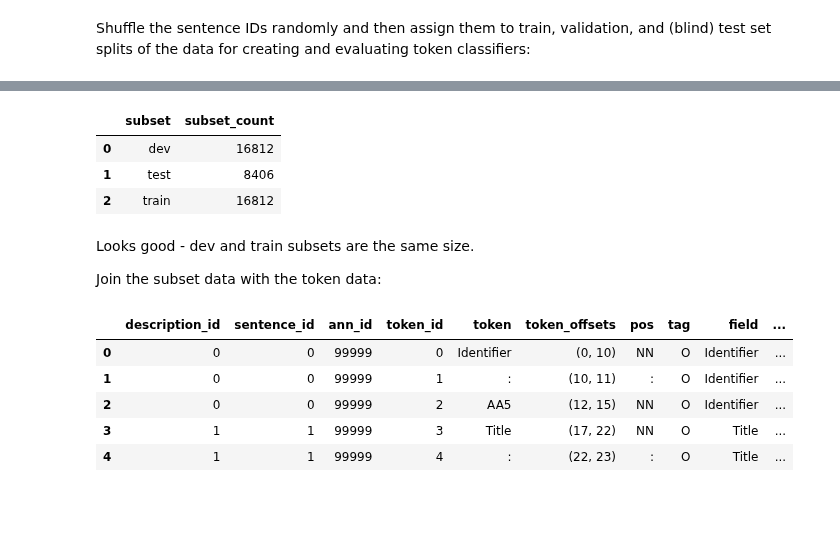
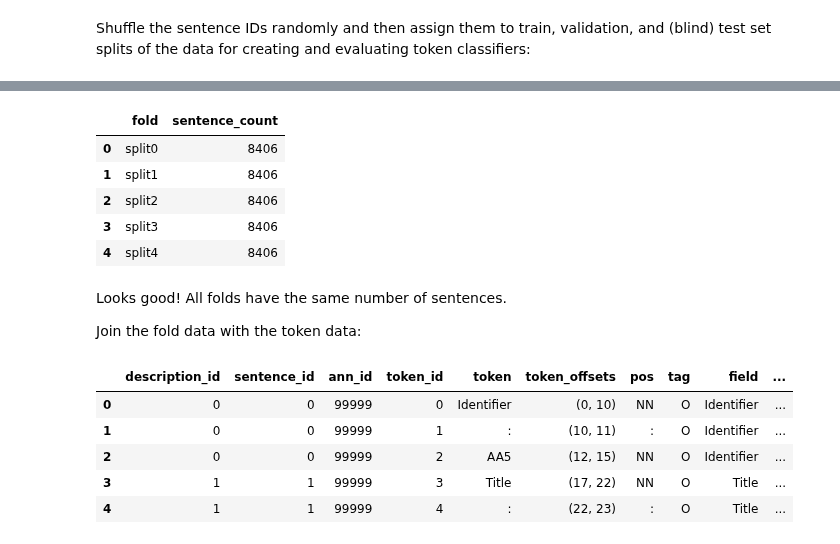
Before and after one commit to thegoose20/gender-bias, a Jupyter notebook: token_classification/SplitData_Experiments.ipynb, the cells around one changed output, grey strips where cells are left out. Cells and saved outputs as stored; diff of their text form; code cells hidden in the pictures; blank space fills up the shorter version.

Commit message:
Creating five even splits of data for classifier experiments

```diff
--- a/token_classification/SplitData_Experiments.ipynb
+++ b/token_classification/SplitData_Experiments.ipynb
@@ -53,5 +73,19 @@ df.head()
 # %% [markdown]
 Shuffle the sentence IDs randomly and then assign them to train, validation, and (blind) test set splits of the data for creating and evaluating token classifiers:
+# %%
+# INPUT:   A shuffled DataFrame for a particular metadata field and list of floats (fractions) for data splits
+# OUTPUT: The shuffled DataFrame with a split assigned to each row (based on the index of the input DataFrame) in
+#         an inserted "fold" column
+def splitData(df, splits):
+    remaining = list(df.index)
+    split_col = []
+    for i,fraction in enumerate(splits):
+        split_name = "split{}".format(i)
+        split = remaining[ : int(df.shape[0]*fraction)]
+        remaining = remaining[int(df.shape[0]*fraction) : ]
+        split_col = split_col + ([split_name]*len(split))
+    df.insert(len(df.columns)-1, "fold", split_col)
+    return df
 # %%
 sents = df[["sentence_id"]]
 sents = sents.drop_duplicates()
@@ -71,0 +93,3 @@ shuffled_sents_splits.head()
+# %%
+shuffled_sents_splits = splitData(shuffled_sents, [0.2, 0.2, 0.2, 0.2, 0.2])
+shuffled_sents_splits.head()
@@ -72,14 +103,16 @@ shuffled_sents_splits.head()
 # %%
-shuffled_sents_splits.groupby("subset").size().reset_index(name="subset_count")  # Looks good
+shuffled_sents_splits.groupby("fold").size().reset_index(name="sentence_count")  # Looks good
 # %% [output]
-|  | subset | subset_count |
-| 0 | dev | 16812 |
-| 1 | test | 8406 |
-| 2 | train | 16812 |
+|  | fold | sentence_count |
+| 0 | split0 | 8406 |
+| 1 | split1 | 8406 |
+| 2 | split2 | 8406 |
+| 3 | split3 | 8406 |
+| 4 | split4 | 8406 |
 # %% [markdown]
-Looks good - dev and train subsets are the same size.
+Looks good!  All folds have the same number of sentences.
 
-Join the subset data with the token data:
+Join the fold data with the token data:
 # %%
 df_joined = df.join(shuffled_sents_splits.set_index("sentence_id"), on="sentence_id", how="left")
 df_joined.head()
```
Also changed, not shown: parts of 17 cells of this notebook.
